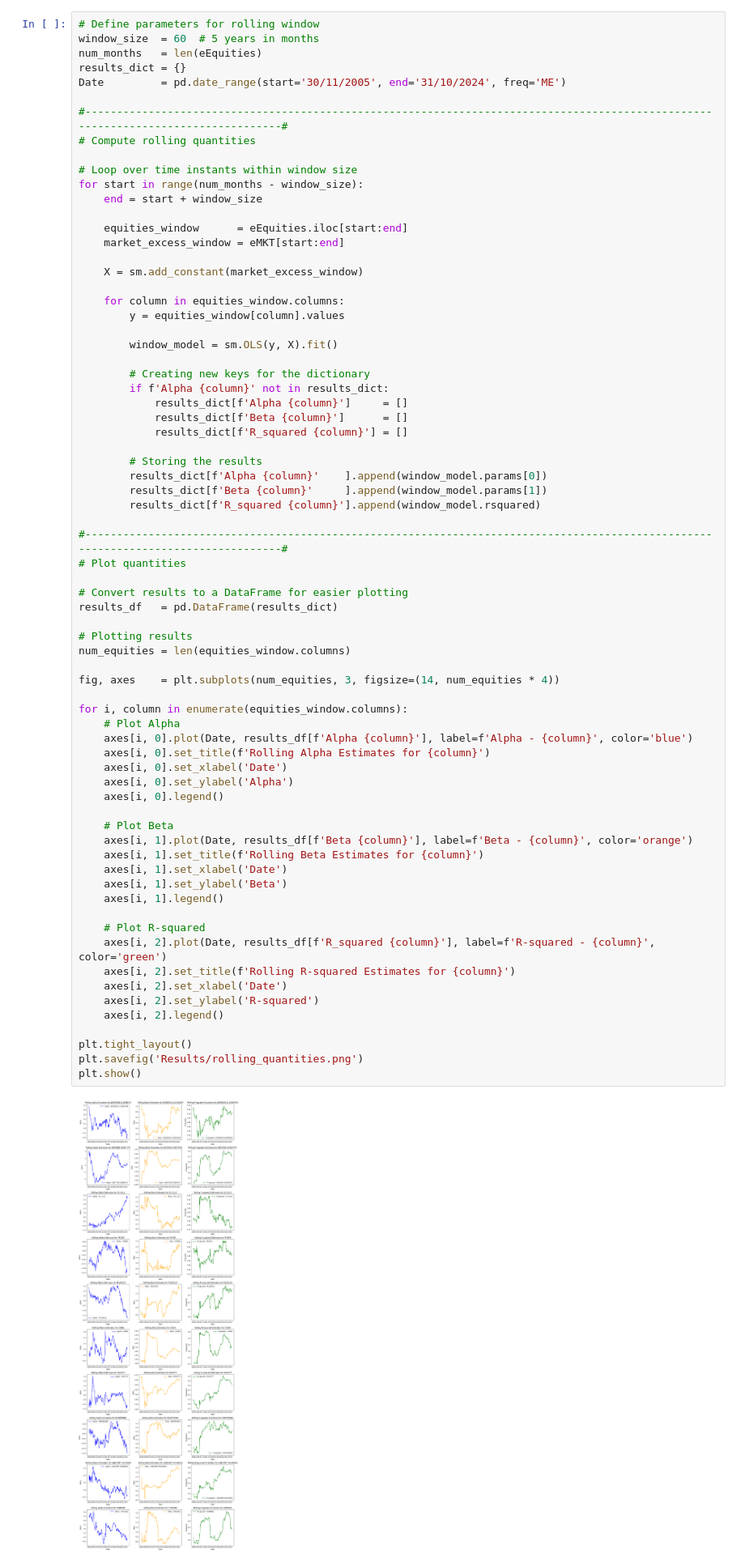
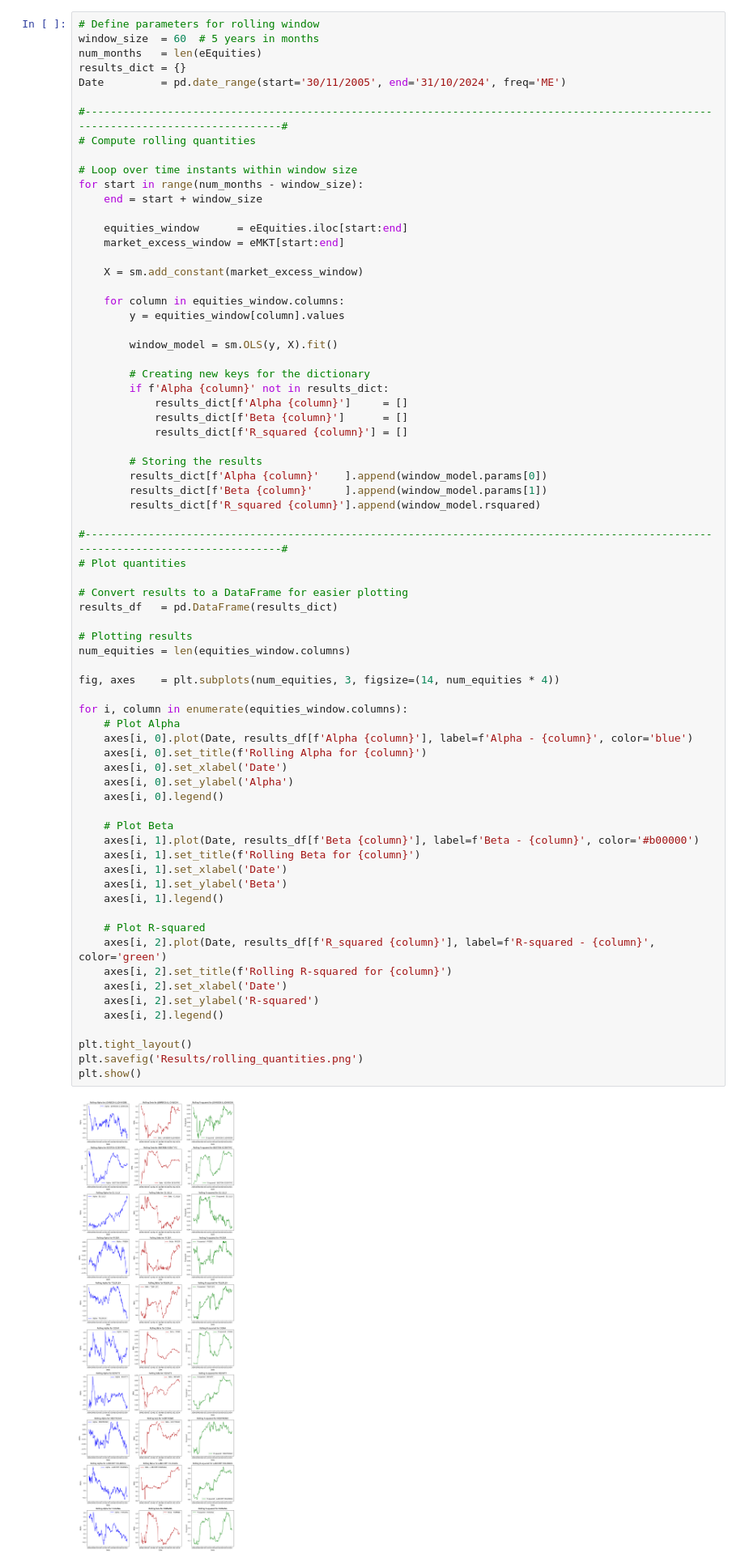
Before and after one commit to GiovanniGiorgioButEverybodyCallMeCot/CAPM-Regression, a Jupyter notebook: CAPM.ipynb, the cells around one changed output. Shown at 81% size. Drawn from its saved outputs; the diff is of its cells as text.

```diff
--- a/CAPM.ipynb
+++ b/CAPM.ipynb
@@ -452,38 +456,38 @@ for start in range(num_months - window_size):
 # Convert results to a DataFrame for easier plotting
 results_df   = pd.DataFrame(results_dict)
 
 # Plotting results
 num_equities = len(equities_window.columns)
 
 fig, axes    = plt.subplots(num_equities, 3, figsize=(14, num_equities * 4))
 
 for i, column in enumerate(equities_window.columns):
     # Plot Alpha
     axes[i, 0].plot(Date, results_df[f'Alpha {column}'], label=f'Alpha - {column}', color='blue')
-    axes[i, 0].set_title(f'Rolling Alpha Estimates for {column}')
+    axes[i, 0].set_title(f'Rolling Alpha for {column}')
     axes[i, 0].set_xlabel('Date')
     axes[i, 0].set_ylabel('Alpha')
     axes[i, 0].legend()
 
     # Plot Beta
-    axes[i, 1].plot(Date, results_df[f'Beta {column}'], label=f'Beta - {column}', color='orange')
-    axes[i, 1].set_title(f'Rolling Beta Estimates for {column}')
+    axes[i, 1].plot(Date, results_df[f'Beta {column}'], label=f'Beta - {column}', color='#b00000')
+    axes[i, 1].set_title(f'Rolling Beta for {column}')
     axes[i, 1].set_xlabel('Date')
     axes[i, 1].set_ylabel('Beta')
     axes[i, 1].legend()
 
     # Plot R-squared
     axes[i, 2].plot(Date, results_df[f'R_squared {column}'], label=f'R-squared - {column}', color='green')
-    axes[i, 2].set_title(f'Rolling R-squared Estimates for {column}')
+    axes[i, 2].set_title(f'Rolling R-squared for {column}')
     axes[i, 2].set_xlabel('Date')
     axes[i, 2].set_ylabel('R-squared')
     axes[i, 2].legend()
 
 plt.tight_layout()
 plt.savefig('Results/rolling_quantities.png')
 plt.show()
 # %% [output]
-[figure, old version]
+[figure, new version]
 # %% [markdown]
 ### Assignment 7
 # %%
```
Also changed, not shown: parts of 4 cells of this notebook, 20 other files.
